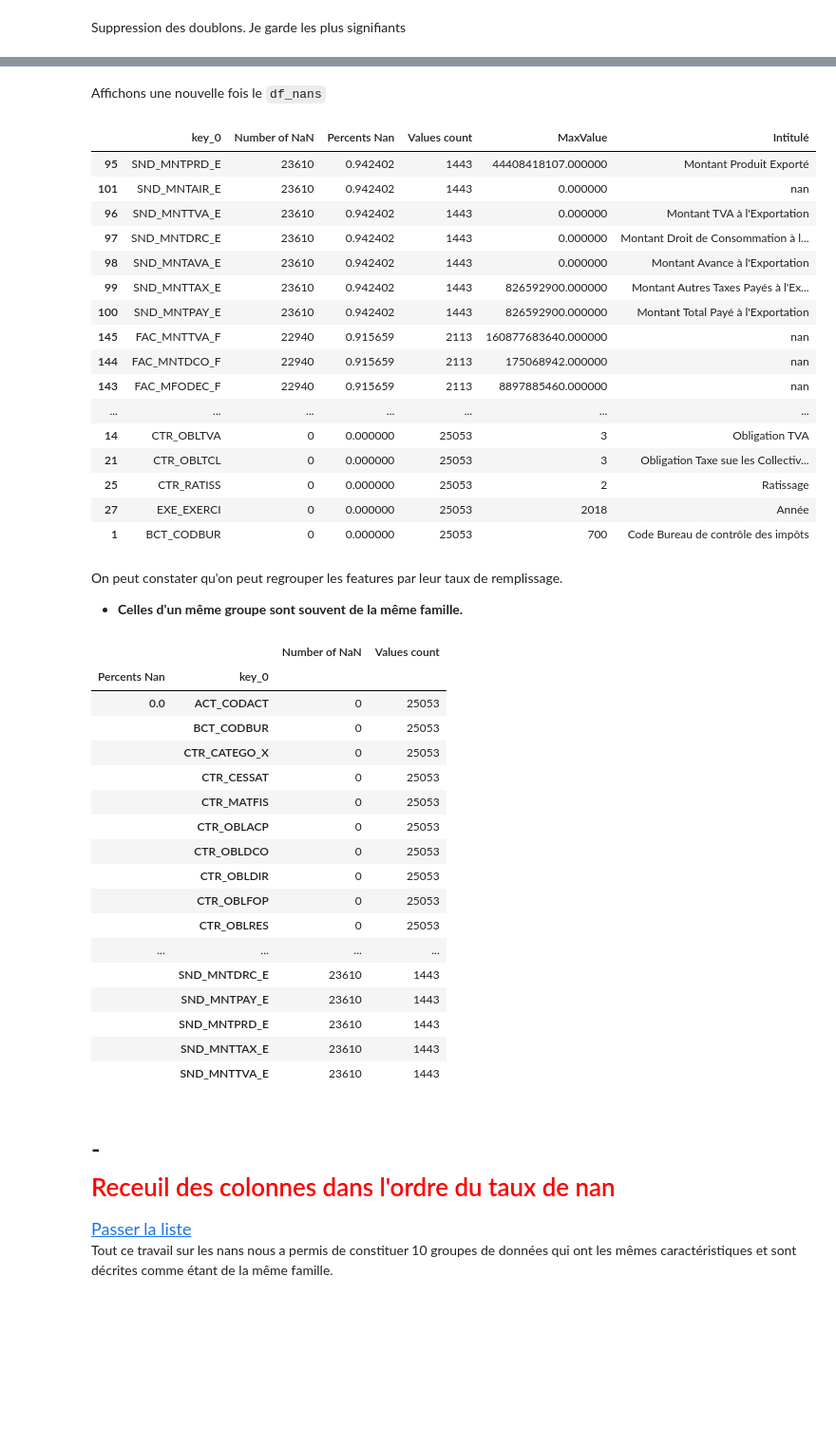
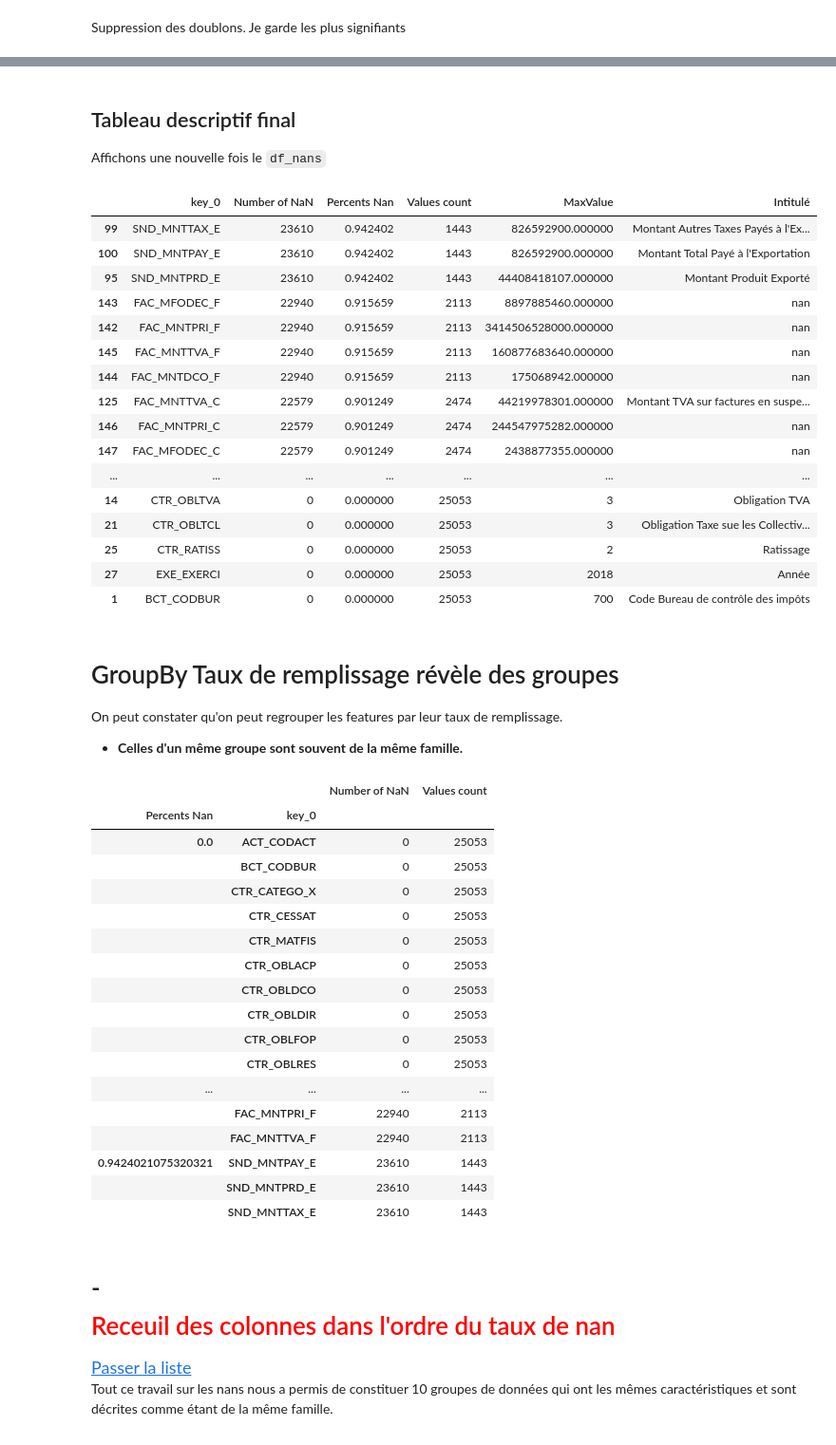
Before and after one commit to nchurlet/Projet_IA_Banque_Common, a Jupyter notebook: comon_P4_Tax_Fraud.ipynb, the cells around one changed output, grey strips where cells are left out. Shown at 95% size. Saved outputs shown, nothing was run; the diff lists cells and outputs as text; code cells hidden in the pictures; blank space fills up the shorter version.

```diff
--- a/comon_P4_Tax_Fraud.ipynb
+++ b/comon_P4_Tax_Fraud.ipynb
@@ -335,0 +318,2 @@ memory usage: 2.6+ KB
+# %%
+df_clean = df_train_initial.copy()
@@ -335,0 +324,4 @@ memory usage: 2.6+ KB
+# %%
+dcolumns_max0 = df_nans[df_nans['MaxValue']==0]['key_0']
+columns_droped = [dcolumns_max0]
+df_clean.drop(dcolumns_max0, axis=1, inplace=True)
@@ -336,5 +348,5 @@ memory usage: 2.6+ KB
 # %%
-df = df_train_initial
+df = df_clean
 sum_na = df.isna().sum()
 lines = df.shape[0]
 # Colonnes désirées
@@ -465,19 +478,20 @@ df_train_initial.shape[1]-df_nans.shape[0]-1
 # %% [markdown]
+## Tableau descriptif final
 Affichons une nouvelle fois le `df_nans`
 # %%
 df_nans.sort_values(by="Number of NaN", ascending=False).style.background_gradient(cmap='OrRd').set_properties(**{'text-align': 'left'})
 # %% [output]
 |  | key_0 | Number of NaN | Percents Nan | Values count | MaxValue | Intitulé |
-| 95 | SND_MNTPRD_E | 23610 | 0.942402 | 1443 | 44408418107.000000 | Montant Produit Exporté |
-| 101 | SND_MNTAIR_E | 23610 | 0.942402 | 1443 | 0.000000 | nan |
-| 96 | SND_MNTTVA_E | 23610 | 0.942402 | 1443 | 0.000000 | Montant TVA à l'Exportation |
-| 97 | SND_MNTDRC_E | 23610 | 0.942402 | 1443 | 0.000000 | Montant Droit de Consommation à l... |
-| 98 | SND_MNTAVA_E | 23610 | 0.942402 | 1443 | 0.000000 | Montant Avance à l'Exportation |
 | 99 | SND_MNTTAX_E | 23610 | 0.942402 | 1443 | 826592900.000000 | Montant Autres Taxes Payés à l'Ex... |
 | 100 | SND_MNTPAY_E | 23610 | 0.942402 | 1443 | 826592900.000000 | Montant Total Payé à l'Exportation |
+| 95 | SND_MNTPRD_E | 23610 | 0.942402 | 1443 | 44408418107.000000 | Montant Produit Exporté |
+| 143 | FAC_MFODEC_F | 22940 | 0.915659 | 2113 | 8897885460.000000 | nan |
+| 142 | FAC_MNTPRI_F | 22940 | 0.915659 | 2113 | 3414506528000.000000 | nan |
 | 145 | FAC_MNTTVA_F | 22940 | 0.915659 | 2113 | 160877683640.000000 | nan |
 | 144 | FAC_MNTDCO_F | 22940 | 0.915659 | 2113 | 175068942.000000 | nan |
-| 143 | FAC_MFODEC_F | 22940 | 0.915659 | 2113 | 8897885460.000000 | nan |
+| 125 | FAC_MNTTVA_C | 22579 | 0.901249 | 2474 | 44219978301.000000 | Montant TVA sur factures en suspe... |
+| 146 | FAC_MNTPRI_C | 22579 | 0.901249 | 2474 | 244547975282.000000 | nan |
+| 147 | FAC_MFODEC_C | 22579 | 0.901249 | 2474 | 2438877355.000000 | nan |
 | ... | ... | ... | ... | ... | ... | ... |
 | 14 | CTR_OBLTVA | 0 | 0.000000 | 25053 | 3 | Obligation TVA |
 | 21 | CTR_OBLTCL | 0 | 0.000000 | 25053 | 3 | Obligation Taxe sue les Collectiv... |
@@ -485,29 +499,34 @@ df_nans.sort_values(by="Number of NaN", ascending=False).style.background_gradie
 | 27 | EXE_EXERCI | 0 | 0.000000 | 25053 | 2018 | Année |
 | 1 | BCT_CODBUR | 0 | 0.000000 | 25053 | 700 | Code Bureau de contrôle des impôts |
 # %% [markdown]
+# GroupBy Taux de remplissage révèle des groupes
 On peut constater qu'on peut regrouper les features par leur taux de remplissage.
 - **Celles d'un même groupe sont souvent de la même famille.**
 # %%
-df_nans.groupby(['Percents Nan', 'key_0']).sum().style.background_gradient(cmap="RdPu").set_properties(**{'text-align': 'left'})
+(df_nans
+     .groupby(['Percents Nan', 'key_0']).sum()
+     .style.background_gradient(cmap="RdPu")
+     .set_properties(**{'text-align': 'left'})
+)
 # %% [output]
 |  |  | Number of NaN | Values count |
 | Percents Nan | key_0 |  |  |
 | 0.0 | ACT_CODACT | 0 | 25053 |
 |  | BCT_CODBUR | 0 | 25053 |
 |  | CTR_CATEGO_X | 0 | 25053 |
 |  | CTR_CESSAT | 0 | 25053 |
 |  | CTR_MATFIS | 0 | 25053 |
 |  | CTR_OBLACP | 0 | 25053 |
 |  | CTR_OBLDCO | 0 | 25053 |
 |  | CTR_OBLDIR | 0 | 25053 |
 |  | CTR_OBLFOP | 0 | 25053 |
 |  | CTR_OBLRES | 0 | 25053 |
 | ... | ... | ... | ... |
-|  | SND_MNTDRC_E | 23610 | 1443 |
-|  | SND_MNTPAY_E | 23610 | 1443 |
+|  | FAC_MNTPRI_F | 22940 | 2113 |
+|  | FAC_MNTTVA_F | 22940 | 2113 |
+| 0.9424021075320321 | SND_MNTPAY_E | 23610 | 1443 |
 |  | SND_MNTPRD_E | 23610 | 1443 |
 |  | SND_MNTTAX_E | 23610 | 1443 |
-|  | SND_MNTTVA_E | 23610 | 1443 |
 # %% [markdown]
 # -  <a id='recueil'><br><font color="red">Receuil des colonnes dans l'ordre du taux de nan</font></a>
 <left><font size=4>[Passer la liste](#recueilbas)</font></left><br>
```
Also changed, not shown: parts of 34 cells of this notebook, 3 other files.
